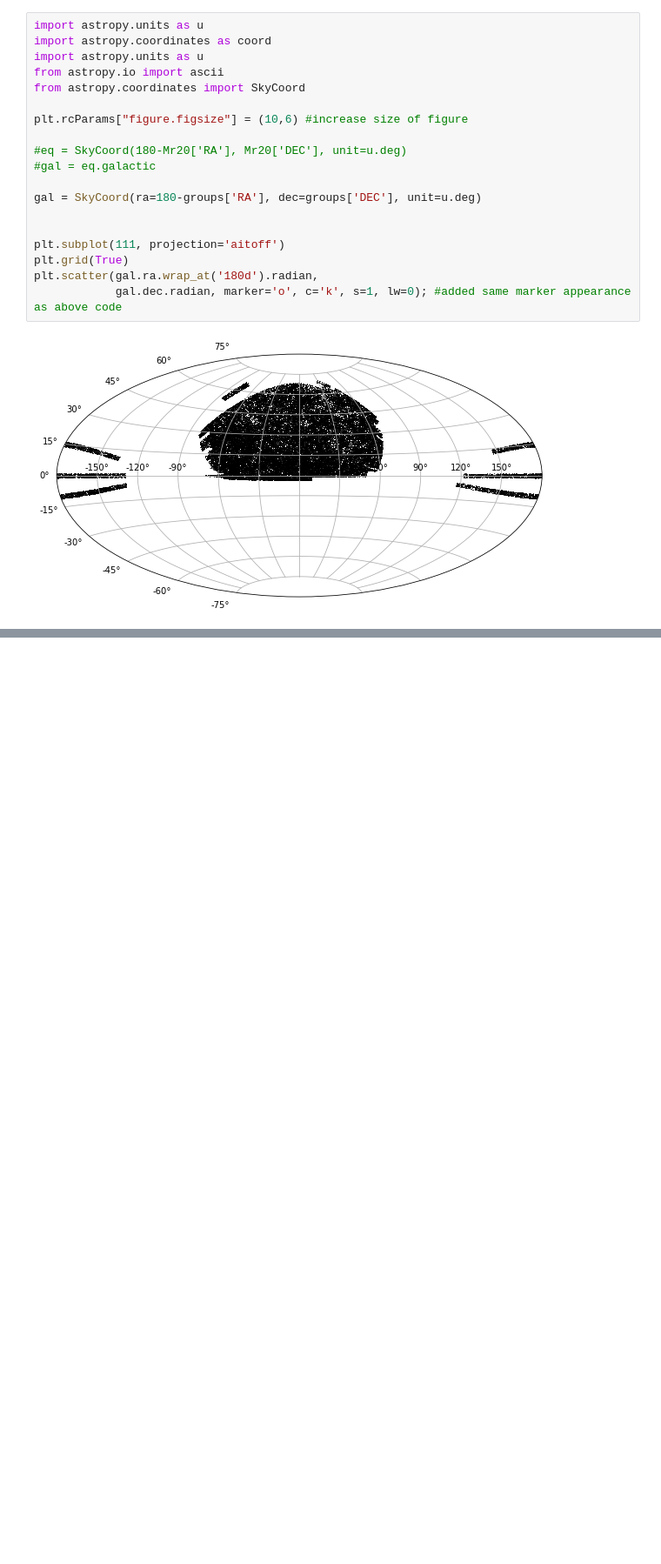
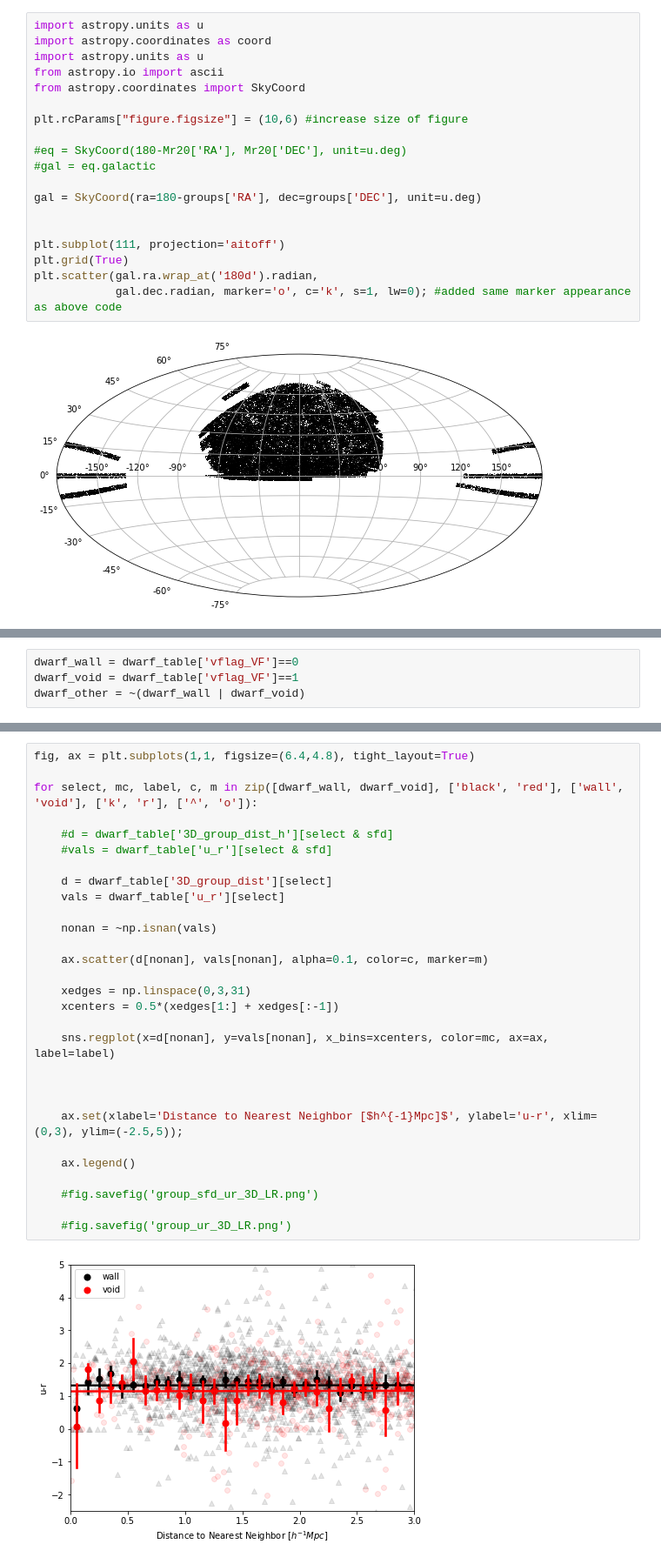
Before and after one commit to kadglass/SmallScale, a Jupyter notebook: SDSS DR7 Mr20.ipynb, the cells around one changed output, grey strips where cells are left out. Shown at 87% size. Cells and saved outputs as stored; diff of their text form; blank space fills up the shorter version.

Commit message:
Plots and calculations for new dr7 group catalog

```diff
--- a/SDSS DR7 Mr20.ipynb
+++ b/SDSS DR7 Mr20.ipynb
@@ -123,0 +216,4 @@ for i in range(len(dwarf_table)):
+# %%
+dwarf_wall = dwarf_table['vflag_VF']==0
+dwarf_void = dwarf_table['vflag_VF']==1
+dwarf_other = ~(dwarf_wall | dwarf_void)
@@ -123,0 +265,31 @@ for i in range(len(dwarf_table)):
+# %%
+fig, ax = plt.subplots(1,1, figsize=(6.4,4.8), tight_layout=True)
+
+for select, mc, label, c, m in zip([dwarf_wall, dwarf_void], ['black', 'red'], ['wall', 'void'], ['k', 'r'], ['^', 'o']):
+
+    #d = dwarf_table['3D_group_dist_h'][select & sfd]
+    #vals = dwarf_table['u_r'][select & sfd]
+
+    d = dwarf_table['3D_group_dist'][select]
+    vals = dwarf_table['u_r'][select]
+
+    nonan = ~np.isnan(vals)
+
+    ax.scatter(d[nonan], vals[nonan], alpha=0.1, color=c, marker=m)
+
+    xedges = np.linspace(0,3,31)
+    xcenters = 0.5*(xedges[1:] + xedges[:-1])
+
+    sns.regplot(x=d[nonan], y=vals[nonan], x_bins=xcenters, color=mc, ax=ax, label=label)
+
+
+
+    ax.set(xlabel='Distance to Nearest Neighbor [$h^{-1}Mpc]$', ylabel='u-r', xlim=(0,3), ylim=(-2.5,5));
+
+    ax.legend()
+
+    #fig.savefig('group_sfd_ur_3D_LR.png')
+
+    #fig.savefig('group_ur_3D_LR.png')
+# %% [output]
+[figure, added]
```
Also changed, not shown: parts of 13 cells of this notebook, 4 other files.
